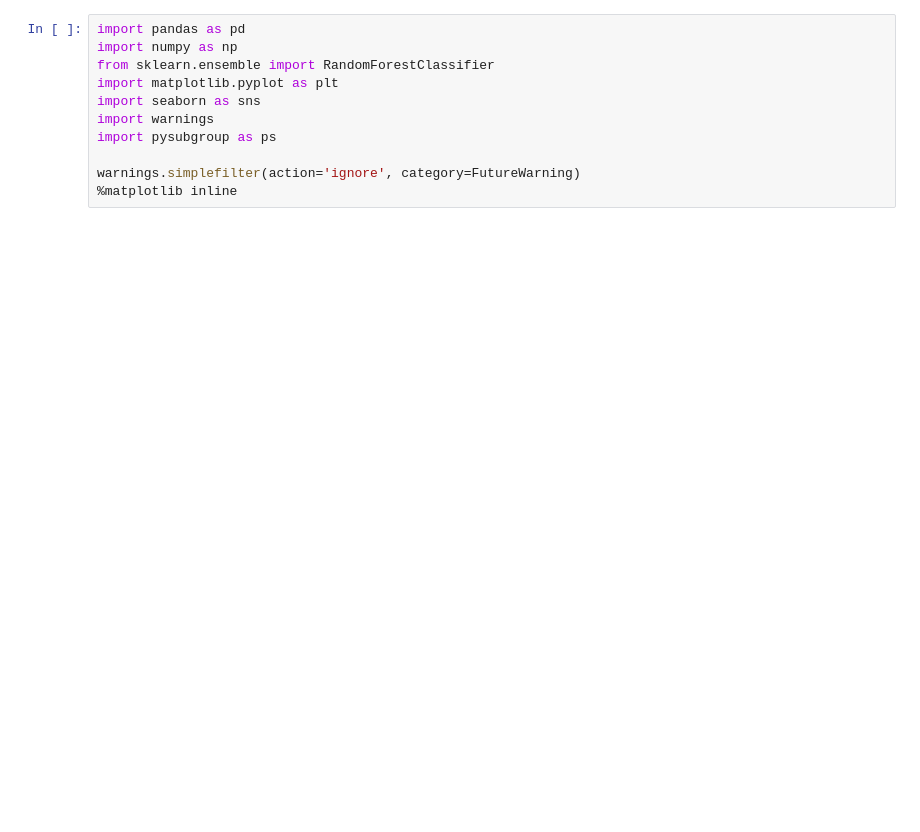
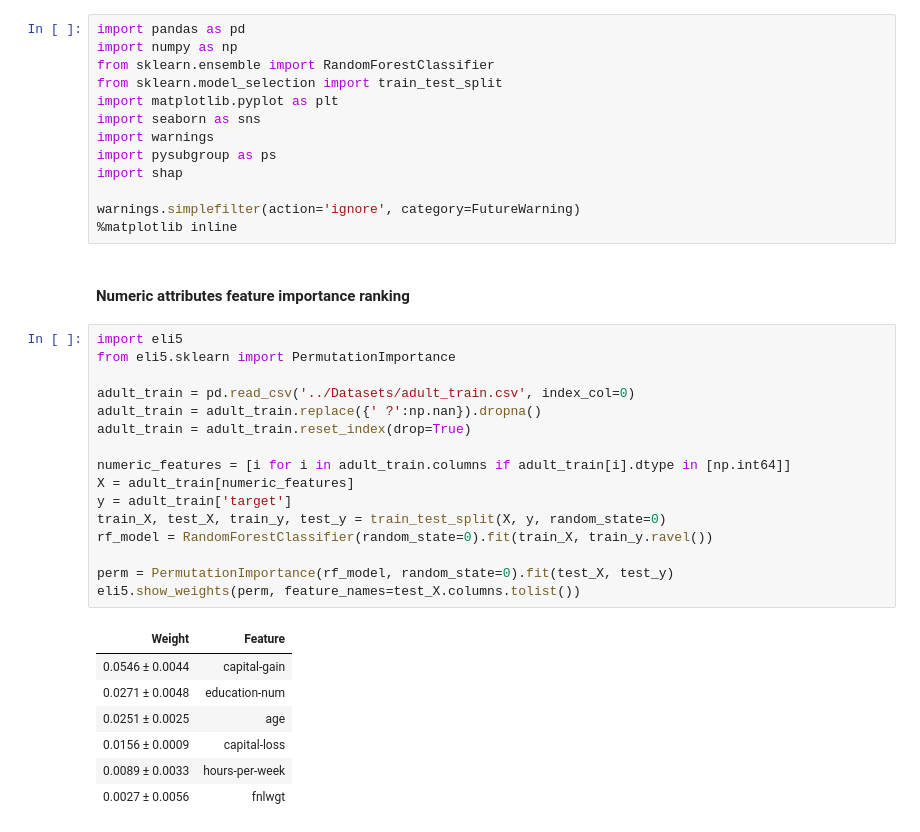
Before and after one commit to XiaoqiMa/Master-Thesis, a Jupyter notebook: Code/Jupyter-notebooks/age_permutation.ipynb, the cells around one changed output. Saved outputs shown, nothing was run; the diff lists cells and outputs as text; blank space fills up the shorter version.

```diff
--- a/Code/Jupyter-notebooks/age_permutation.ipynb
+++ b/Code/Jupyter-notebooks/age_permutation.ipynb
@@ -2,10 +2,38 @@
 import pandas as pd
 import numpy as np
 from sklearn.ensemble import RandomForestClassifier
+from sklearn.model_selection import train_test_split
 import matplotlib.pyplot as plt
 import seaborn as sns
 import warnings
 import pysubgroup as ps
+import shap
 
 warnings.simplefilter(action='ignore', category=FutureWarning)
 %matplotlib inline
+# %% [markdown]
+#### Numeric attributes feature importance ranking
+# %%
+import eli5
+from eli5.sklearn import PermutationImportance
+
+adult_train = pd.read_csv('../Datasets/adult_train.csv', index_col=0)
+adult_train = adult_train.replace({' ?':np.nan}).dropna()
+adult_train = adult_train.reset_index(drop=True)
+
+numeric_features = [i for i in adult_train.columns if adult_train[i].dtype in [np.int64]]
+X = adult_train[numeric_features]
+y = adult_train['target']
+train_X, test_X, train_y, test_y = train_test_split(X, y, random_state=0)
+rf_model = RandomForestClassifier(random_state=0).fit(train_X, train_y.ravel())
+
+perm = PermutationImportance(rf_model, random_state=0).fit(test_X, test_y)
+eli5.show_weights(perm, feature_names=test_X.columns.tolist())
+# %% [output]
+| Weight | Feature |
+| 0.0546 ± 0.0044 | capital-gain |
+| 0.0271 ± 0.0048 | education-num |
+| 0.0251 ± 0.0025 | age |
+| 0.0156 ± 0.0009 | capital-loss |
+| 0.0089 ± 0.0033 | hours-per-week |
+| 0.0027 ± 0.0056 | fnlwgt |
```
Also changed, not shown: parts of 13 cells of this notebook, 3 other files.
